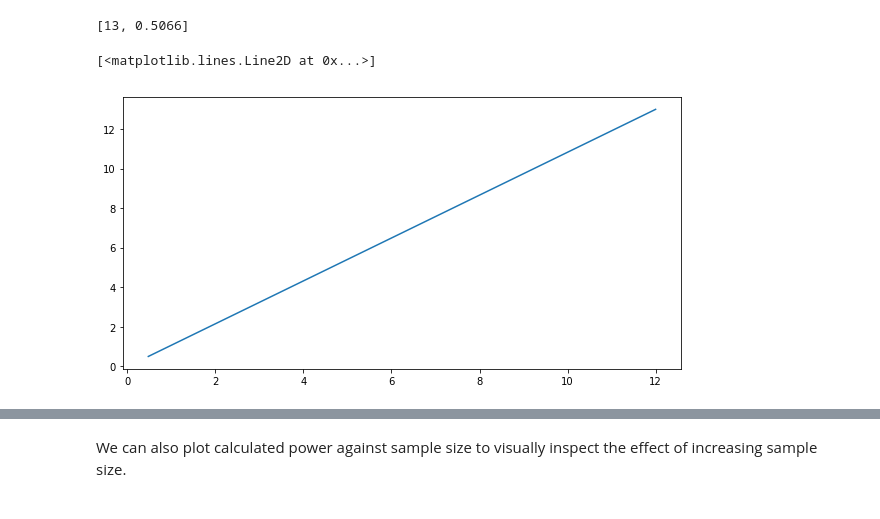
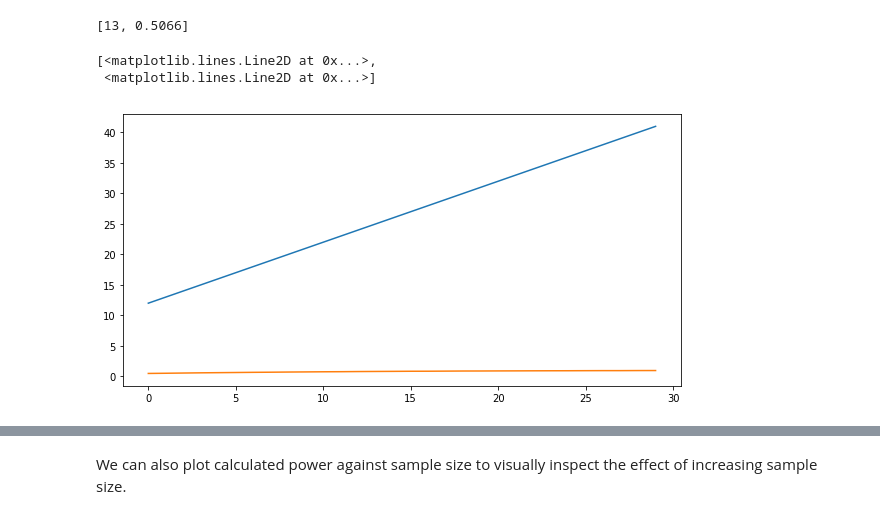
Before and after one commit to MarcSchneider71/dsc-2-20-13-statistical-power-lab-nyc-ds-career-012819, a Jupyter notebook: index.ipynb, the cells around one changed output, grey strips where cells are left out. Cells and saved outputs as stored; diff of their text form; code cells hidden in the pictures.

```diff
--- a/index.ipynb
+++ b/index.ipynb
@@ -219,10 +219,11 @@ power_sample[1]
 # %% [output]
 [13, 0.5066]
 # %%
-plt.plot(power_sample,power_sample[1])
+plt.plot(power_sample)
 # %% [output]
-[<matplotlib.lines.Line2D at 0x...>]
+[<matplotlib.lines.Line2D at 0x...>,
+ <matplotlib.lines.Line2D at 0x...>]
-[figure, old version]
+[figure, new version]
 # %%
 power_sample
 # %% [output]
```
